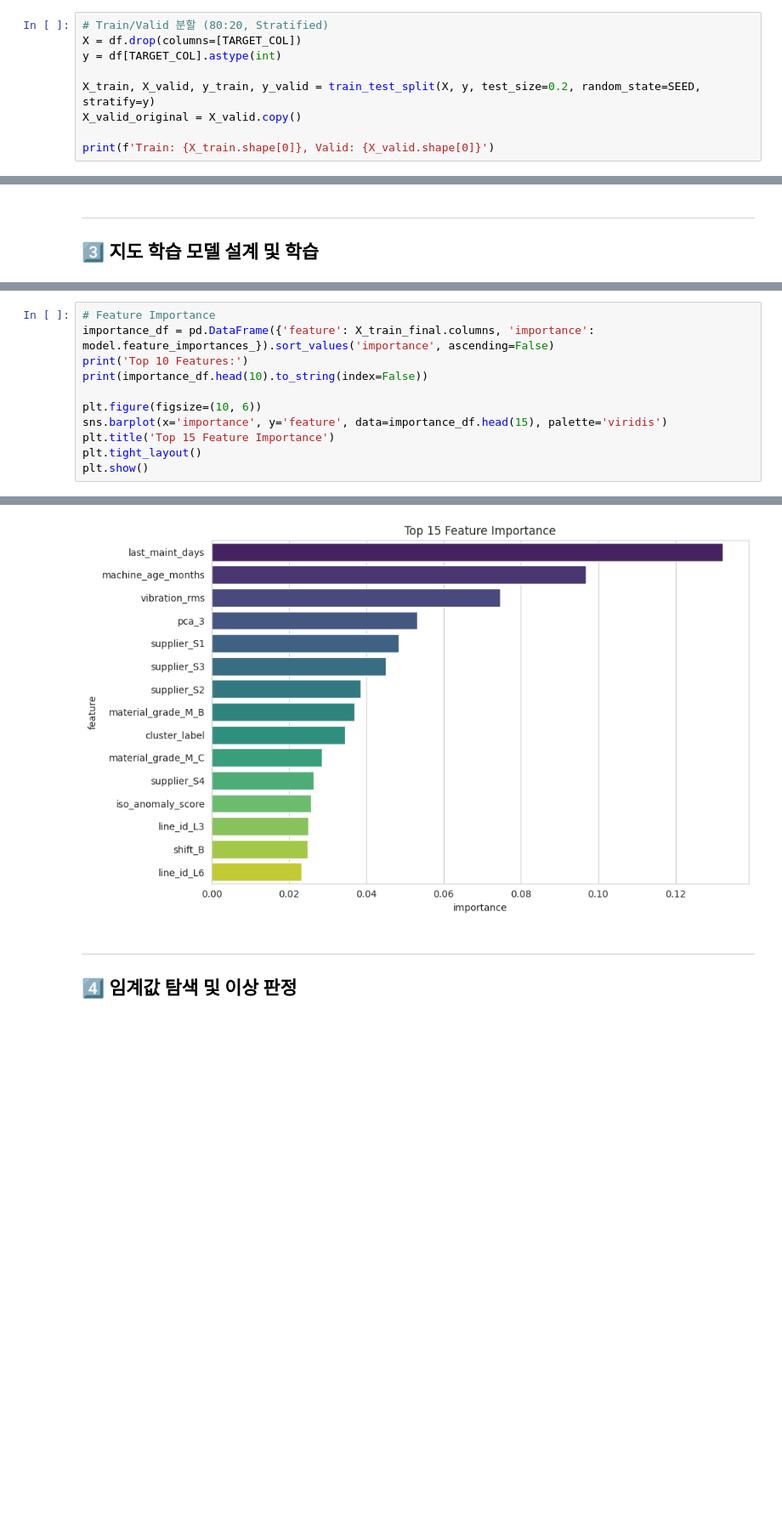
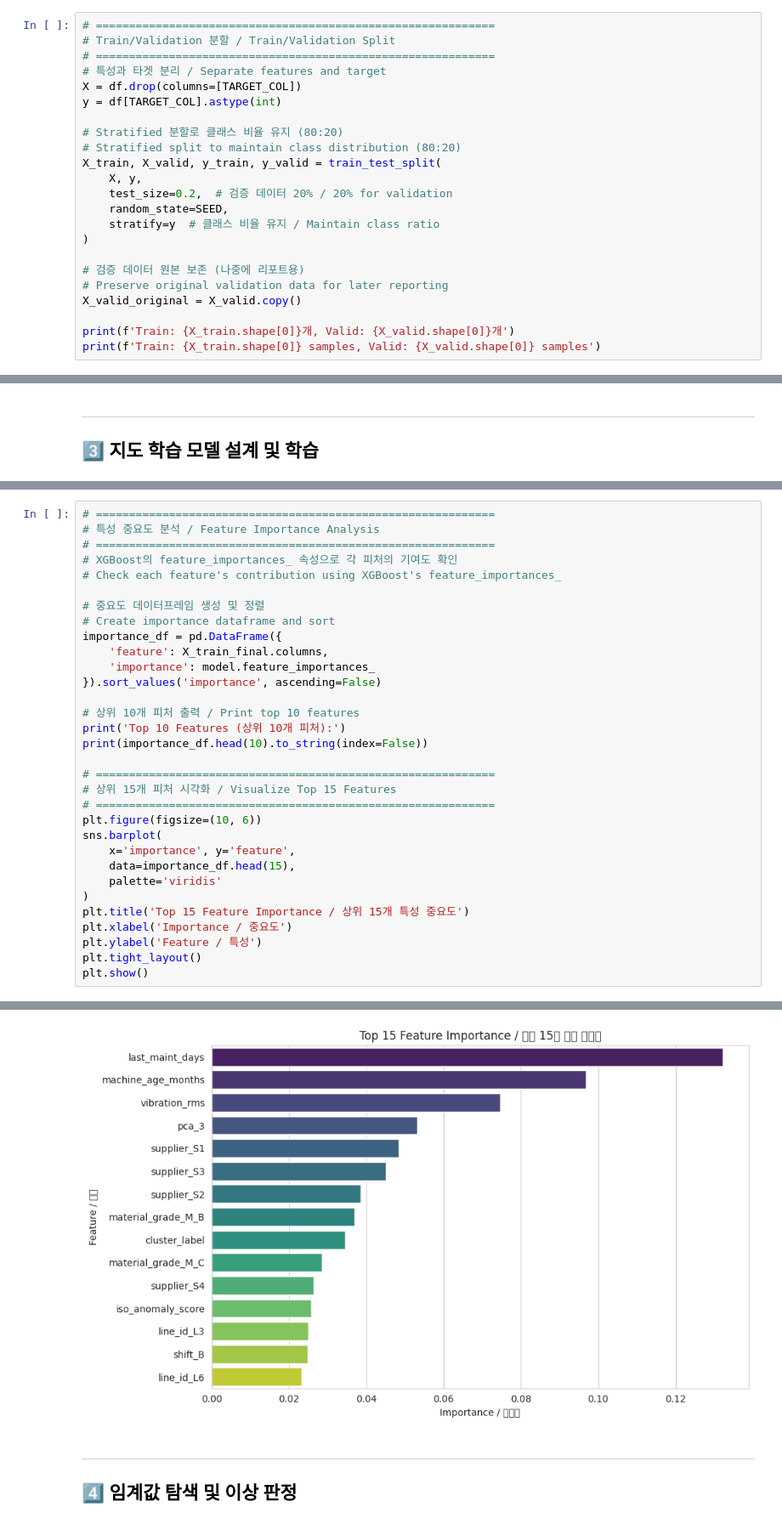
Before and after one commit to jkc4416/hd_ai_competency_assessment, a Jupyter notebook: ai_ml_programming_test_prob/past_exam_questions/2025_1st/ai_competency_past_exam_2025_solution_v2.ipynb, the cells around one changed output, grey strips where cells are left out. Shown at 85% size. Cells and saved outputs as stored; diff of their text form; blank space fills up the shorter version.

```diff
--- a/ai_ml_programming_test_prob/past_exam_questions/2025_1st/ai_competency_past_exam_2025_solution_v2.ipynb
+++ b/ai_ml_programming_test_prob/past_exam_questions/2025_1st/ai_competency_past_exam_2025_solution_v2.ipynb
@@ -142,12 +206,26 @@ scrap_rate_pct_line_week    3.820    7.760
 ---
 ## 2️⃣ 피처 추출 및 전처리
 # %%
-# Train/Valid 분할 (80:20, Stratified)
+# ============================================================
+# Train/Validation 분할 / Train/Validation Split
+# ============================================================
+# 특성과 타겟 분리 / Separate features and target
 X = df.drop(columns=[TARGET_COL])
 y = df[TARGET_COL].astype(int)
 
-X_train, X_valid, y_train, y_valid = train_test_split(X, y, test_size=0.2, random_state=SEED, stratify=y)
+# Stratified 분할로 클래스 비율 유지 (80:20)
+# Stratified split to maintain class distribution (80:20)
+X_train, X_valid, y_train, y_valid = train_test_split(
+    X, y,
+    test_size=0.2,  # 검증 데이터 20% / 20% for validation
+    random_state=SEED,
+    stratify=y  # 클래스 비율 유지 / Maintain class ratio
+)
+
+# 검증 데이터 원본 보존 (나중에 리포트용)
+# Preserve original validation data for later reporting
 X_valid_original = X_valid.copy()
 
-print(f'Train: {X_train.shape[0]}, Valid: {X_valid.shape[0]}')
+print(f'Train: {X_train.shape[0]}개, Valid: {X_valid.shape[0]}개')
+print(f'Train: {X_train.shape[0]} samples, Valid: {X_valid.shape[0]} samples')
 # %% [output]
@@ -300,12 +524,33 @@ weighted avg       0.94      0.94      0.94       484
 # %%
-# Feature Importance
-importance_df = pd.DataFrame({'feature': X_train_final.columns, 'importance': model.feature_importances_}).sort_values('importance', ascending=False)
-print('Top 10 Features:')
+# ============================================================
+# 특성 중요도 분석 / Feature Importance Analysis
+# ============================================================
+# XGBoost의 feature_importances_ 속성으로 각 피처의 기여도 확인
+# Check each feature's contribution using XGBoost's feature_importances_
+
+# 중요도 데이터프레임 생성 및 정렬
+# Create importance dataframe and sort
+importance_df = pd.DataFrame({
+    'feature': X_train_final.columns,
+    'importance': model.feature_importances_
+}).sort_values('importance', ascending=False)
+
+# 상위 10개 피처 출력 / Print top 10 features
+print('Top 10 Features (상위 10개 피처):')
 print(importance_df.head(10).to_string(index=False))
 
+# ============================================================
+# 상위 15개 피처 시각화 / Visualize Top 15 Features
+# ============================================================
 plt.figure(figsize=(10, 6))
-sns.barplot(x='importance', y='feature', data=importance_df.head(15), palette='viridis')
-plt.title('Top 15 Feature Importance')
+sns.barplot(
+    x='importance', y='feature',
+    data=importance_df.head(15),
+    palette='viridis'
+)
+plt.title('Top 15 Feature Importance / 상위 15개 특성 중요도')
+plt.xlabel('Importance / 중요도')
+plt.ylabel('Feature / 특성')
 plt.tight_layout()
 plt.show()
 # %% [output]
@@ -313,15 +558,15 @@ Top 10 Features:
            feature  importance
    last_maint_days    0.132304
 machine_age_months    0.096811
      vibration_rms    0.074608
              pca_3    0.053137
        supplier_S1    0.048436
        supplier_S3    0.045102
        supplier_S2    0.038527
 material_grade_M_B    0.036892
      cluster_label    0.034568
 material_grade_M_C    0.028452
-[figure, old version]
+[figure, new version]
 # %% [markdown]
 ---
 ## 4️⃣ 임계값 탐색 및 이상 판정
```
Also changed, not shown: parts of 22 cells of this notebook, 9 other files.
